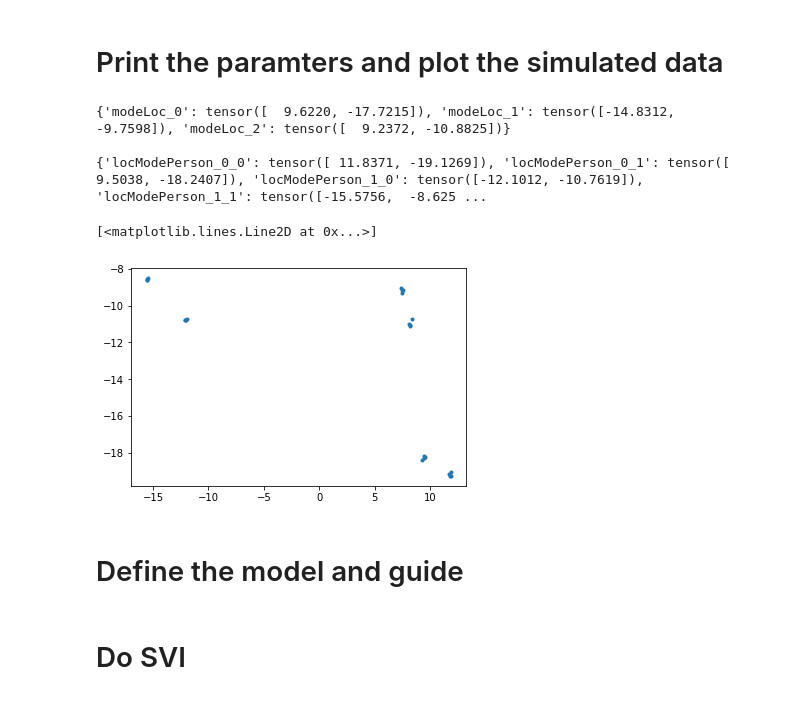
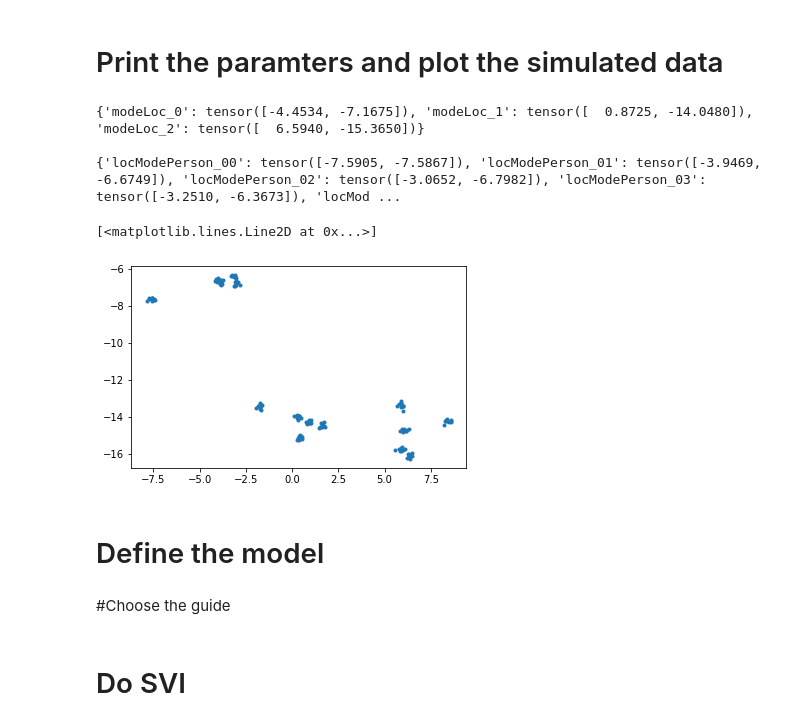
Before and after one commit to mettinger/mixModel, a Jupyter notebook: mixModelTest.ipynb, the cells around one changed output. Drawn from its saved outputs; the diff is of its cells as text; code cells hidden in the pictures.

```diff
--- a/mixModelTest.ipynb
+++ b/mixModelTest.ipynb
@@ -49,41 +54,41 @@ import pandas as pd
 # %% [markdown]
 # Instantiate parameters
 # %%
-nPerson = 2
+nPerson = 5
 nModesPerPerson = 3
-nSpectralCoeff = 2 # i.e. the dimensionality of the samples
-nSamplesPerLocationPerPerson = 4
+dataDimension = 2 # i.e. the dimensionality of the samples
+nSamplesPerLocationPerPerson = 10
 
 # scaling factors for diagonal covariance matrices
 modeCovarianceFactor = 100
 personCovarianceFactor = 1
 dataCovarianceFactor = .01
 
-modeMean = torch.zeros(nSpectralCoeff)
-modeCovariance = modeCovarianceFactor * torch.eye(nSpectralCoeff)
-personCovariance = personCovarianceFactor * torch.eye(nSpectralCoeff)
-dataCovariance = dataCovarianceFactor * torch.eye(nSpectralCoeff)
+modeMean = torch.zeros(dataDimension)
+modeCovariance = modeCovarianceFactor * torch.eye(dataDimension)
+personCovariance = personCovarianceFactor * torch.eye(dataDimension)
+dataCovariance = dataCovarianceFactor * torch.eye(dataDimension)
 # %% [markdown]
 # Function for generating data
 # %%
-def generateData(nPerson, nModesPerPerson, nSpectralCoeff, nSamplesPerLocationPerPerson):
+def generateData(nPerson, nModesPerPerson, dataDimension, nSamplesPerLocationPerPerson):
     modeLocs = {}
     locs = {}
     data = []
     personIndex = []
 
     for thisMode in pyro.plate("modeLoc_loop", nModesPerPerson):
-        modeLocName = "modeLoc_" + str(thisMode)
+        modeLocName = "modeLoc_{}".format(thisMode)
         thisModeLoc = pyro.sample(modeLocName, dist.MultivariateNormal(modeMean, modeCovariance))
         modeLocs[modeLocName] = thisModeLoc
 
         for thisPerson in pyro.plate("person_loop", nPerson):
-            locName = "locModePerson_" + str(thisMode) + "_" + str(thisPerson)
+            locName = "locModePerson_{}{}".format(thisMode, thisPerson)
             thisLoc = pyro.sample(locName, dist.MultivariateNormal(thisModeLoc, personCovariance))
             locs[locName] = thisLoc
 
             for thisDataSample in pyro.plate("data_loop", nSamplesPerLocationPerPerson):
-                dataName = "dataMPS_" + str(thisMode) + "_" + str(thisPerson) + "_" + str(thisDataSample)
+                dataName = "dataMPS_{}{}{}".format(thisMode, thisPerson, thisDataSample)
                 thisDatum = pyro.sample(dataName, dist.MultivariateNormal(thisLoc, dataCovariance)).numpy()
                 data.append(thisDatum)
                 personIndex.append(thisPerson)
@@ -94,26 +99,28 @@ def generateData(nPerson, nModesPerPerson, nSpectralCoeff, nSamplesPerLocationPe
 # %%
 #pyro.set_rng_seed(1)
 pyro.clear_param_store()
-modeLocsTrue, locsTrue, data = generateData(nPerson, nModesPerPerson, nSpectralCoeff, nSamplesPerLocationPerPerson)
+modeLocsTrue, locsTrue, data = generateData(nPerson, nModesPerPerson, dataDimension, nSamplesPerLocationPerPerson)
 # %% [markdown]
 # Print the paramters and plot the simulated data
 # %%
 person = torch.tensor(np.cast['int'](data[:,0]))
 samples = torch.tensor(data[:,1:]).float()
 print(modeLocsTrue)
 print()
 print(locsTrue)
 
-pyplot.figure()
+fig = pyplot.figure()
+ax = fig.add_subplot(111)
+ax.set_aspect('equal')
 pyplot.plot(data[:,1], data[:,2],'.')
 # %% [output]
-{'modeLoc_0': tensor([  9.6220, -17.7215]), 'modeLoc_1': tensor([-14.8312,  -9.7598]), 'modeLoc_2': tensor([  9.2372, -10.8825])}
+{'modeLoc_0': tensor([-4.4534, -7.1675]), 'modeLoc_1': tensor([  0.8725, -14.0480]), 'modeLoc_2': tensor([  6.5940, -15.3650])}
 
-{'locModePerson_0_0': tensor([ 11.8371, -19.1269]), 'locModePerson_0_1': tensor([  9.5038, -18.2407]), 'locModePerson_1_0': tensor([-12.1012, -10.7619]), 'locModePerson_1_1': tensor([-15.5756,  -8.625 ...
+{'locModePerson_00': tensor([-7.5905, -7.5867]), 'locModePerson_01': tensor([-3.9469, -6.6749]), 'locModePerson_02': tensor([-3.0652, -6.7982]), 'locModePerson_03': tensor([-3.2510, -6.3673]), 'locMod ...
 [<matplotlib.lines.Line2D at 0x...>]
-[figure, old version]
+[figure, new version]
 # %% [markdown]
-# Define the model and guide
+# Define the model
 # %%
 @config_enumerate
 def model(person, sample):
@@ -162,0 +147,2 @@ def guide(person, sample):
+# %% [markdown]
+#Choose the guide
```
Also changed, not shown: parts of 14 cells of this notebook.
